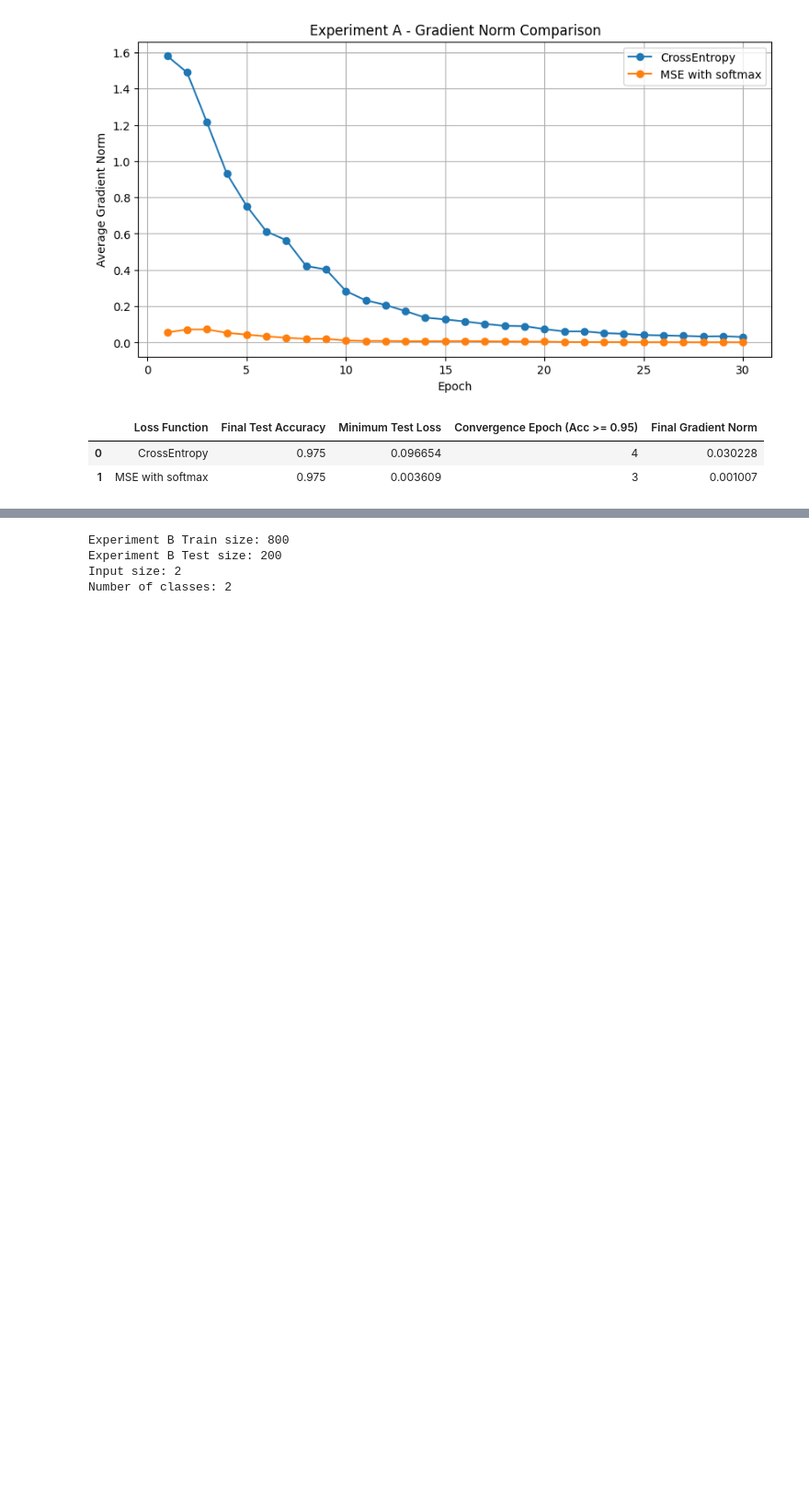
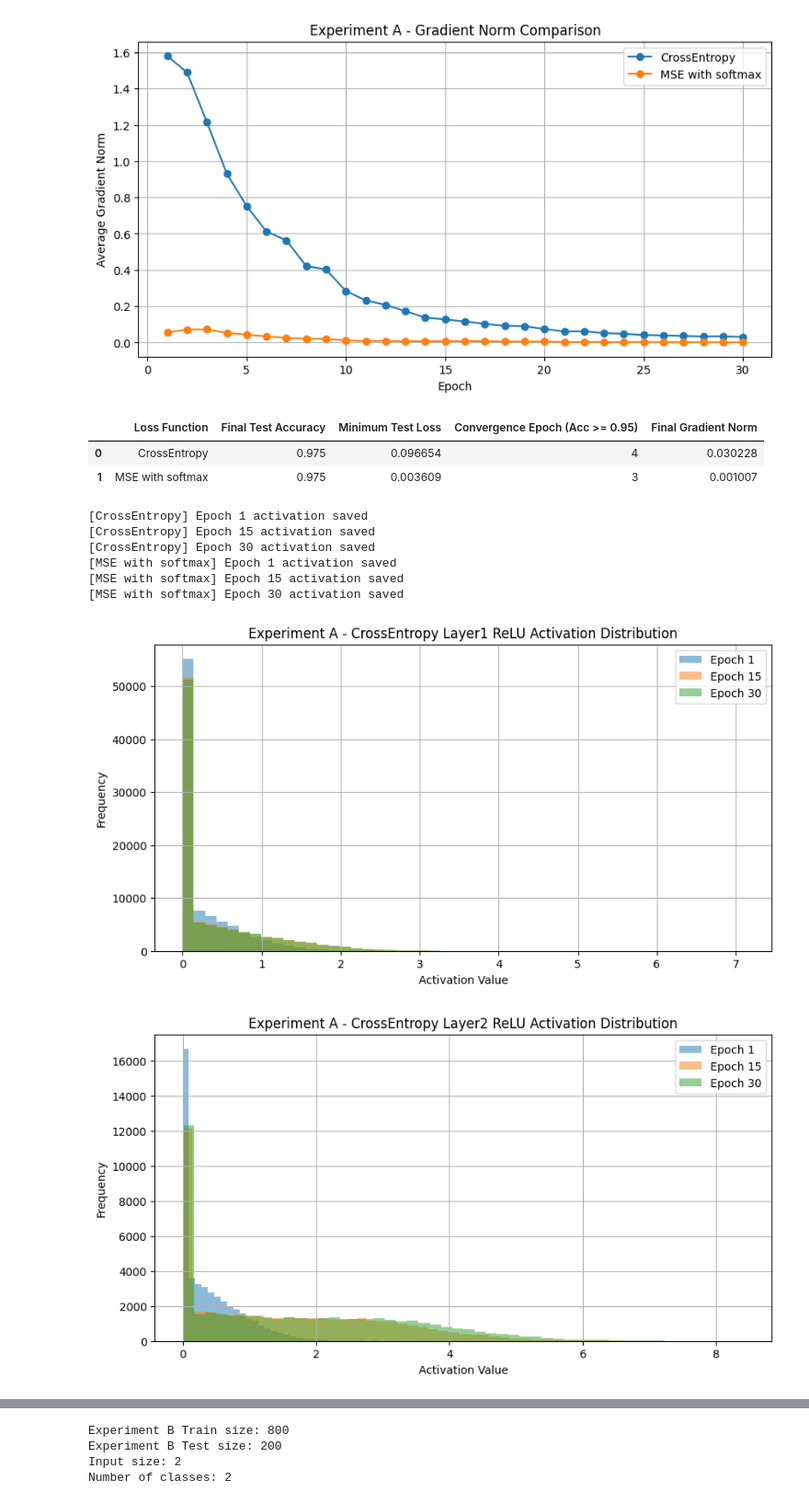
Before and after one commit to lhj0954/2026-1_CV, a Jupyter notebook: HW3_과제.ipynb, the cells around one changed output, grey strips where cells are left out. Shown at 92% size. Cells and saved outputs as stored; diff of their text form; code cells hidden in the pictures; blank space fills up the shorter version.

```diff
--- a/HW3_과제.ipynb
+++ b/HW3_과제.ipynb
@@ -433,0 +519,71 @@ result_A
+# %%
+# A-추가 3. CrossEntropy / MSE Activation Snapshot 실행
+
+ce_snapshot_model, ce_activation_snapshots = train_loss_experiment_with_activation_snapshots(
+    loss_type="ce",
+    epochs=30,
+    lr=0.001
+)
+
+mse_snapshot_model, mse_activation_snapshots = train_loss_experiment_with_activation_snapshots(
+    loss_type="mse",
+    epochs=30,
+    lr=0.001
+)
+# %% [output]
+[CrossEntropy] Epoch 1 activation saved
+[CrossEntropy] Epoch 15 activation saved
+[CrossEntropy] Epoch 30 activation saved
+[MSE with softmax] Epoch 1 activation saved
+[MSE with softmax] Epoch 15 activation saved
+[MSE with softmax] Epoch 30 activation saved
+# %%
+# A-추가 4. 초반/중반/후반 Activation Histogram 시각화
+
+def plot_activation_snapshots_for_A(snapshots, title, layer_name="a1"):
+    plt.figure(figsize=(10, 5))
+
+    for epoch, values in snapshots.items():
+        plt.hist(
+            values[layer_name],
+            bins=50,
+            alpha=0.5,
+            label=f"Epoch {epoch}"
+        )
+
+    plt.xlabel("Activation Value")
+    plt.ylabel("Frequency")
+    plt.title(title)
+    plt.legend()
+    plt.grid(True)
+    plt.show()
+
+
+# CrossEntropy - Layer1 / Layer2
+plot_activation_snapshots_for_A(
+    ce_activation_snapshots,
+    "Experiment A - CrossEntropy Layer1 ReLU Activation Distribution",
+    layer_name="a1"
+)
+
+plot_activation_snapshots_for_A(
+    ce_activation_snapshots,
+    "Experiment A - CrossEntropy Layer2 ReLU Activation Distribution",
+    layer_name="a2"
+)
+
+# MSE with softmax - Layer1 / Layer2
+plot_activation_snapshots_for_A(
+    mse_activation_snapshots,
+    "Experiment A - MSE with softmax Layer1 ReLU Activation Distribution",
+    layer_name="a1"
+)
+
+plot_activation_snapshots_for_A(
+    mse_activation_snapshots,
+    "Experiment A - MSE with softmax Layer2 ReLU Activation Distribution",
+    layer_name="a2"
+)
+# %% [output]
+[figure, added]
+[figure, added]
```
Also changed, not shown: parts of 7 cells of this notebook.
